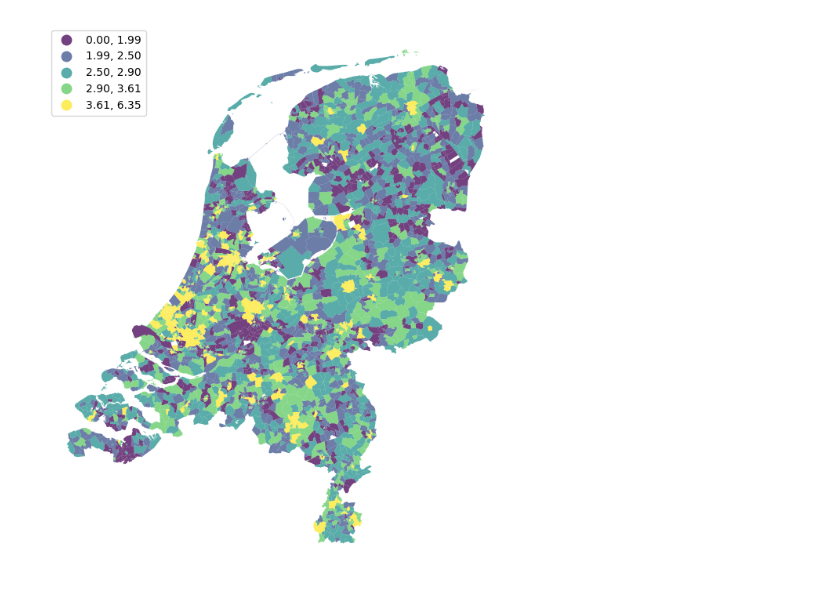
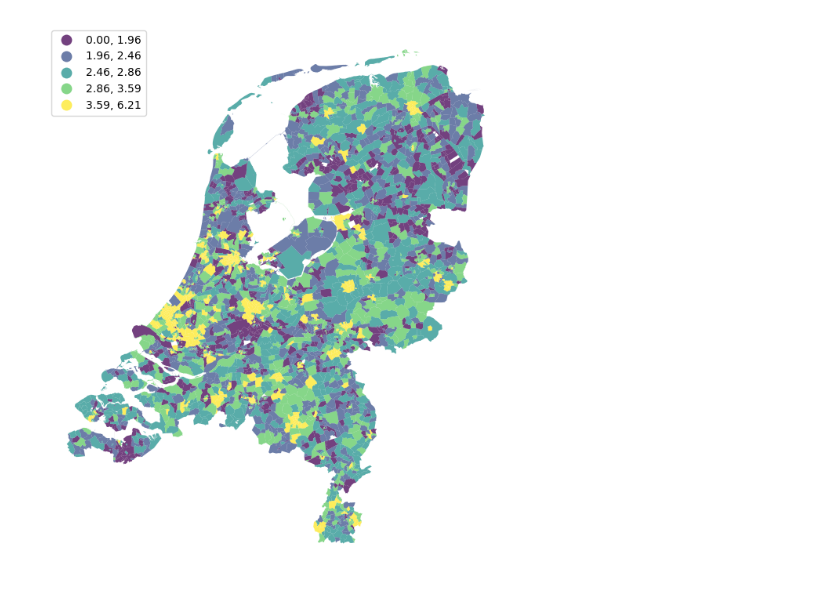
Before and after one commit to Jleeuwenburgh/UrbAN, a Jupyter notebook: wijken_localauto.ipynb, the cells around one changed output. Saved outputs shown, nothing was run; the diff lists cells and outputs as text; code cells hidden in the pictures.

```diff
--- a/wijken_localauto.ipynb
+++ b/wijken_localauto.ipynb
@@ -13,28 +13,28 @@ import contextily  # Background tiles
 
 from splot import esda as esdaplot
 # %%
-db = gpd.read_parquet("data/wijken_stedent.parquet")
+db = gpd.read_parquet("data/wijken/wijken_stats.parquet")
 
-db.dropna(subset=["sted/entropy"], inplace=True)
+db.dropna(subset=["L0_altieri_2_T"], inplace=True)
 # %%
 # Set up figure and a single axis
 f, ax = plt.subplots(1, figsize=(9, 9))
 # Build choropleth
 db.plot(
-    column="sted/entropy",
+    column="L0_altieri_2_T",
     cmap="viridis",
     scheme="quantiles",
     k=5,
     edgecolor="white",
     linewidth=0.0,
     alpha=0.75,
     legend=True,
     legend_kwds=dict(loc=2),
     ax=ax,
 )
 
 ax.set_axis_off()
 # %% [output]
-[figure, old version]
+[figure, new version]
 # %%
 # Generate W from the GeoDataFrame
```
Also changed, not shown: parts of 4 cells of this notebook, 18 other files.
